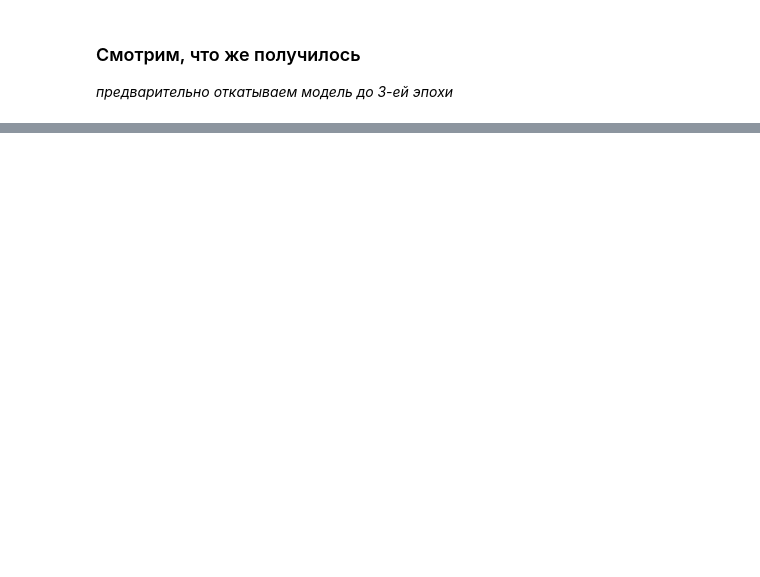
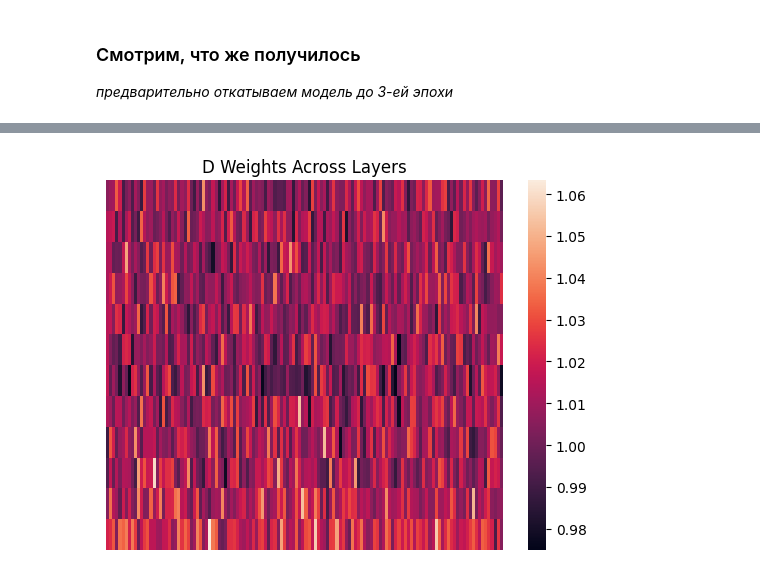
Before and after one commit to setday/hse_dl_hw2025, a Jupyter notebook: homeworks/homework_5/mambapy_test.ipynb, the cells around one changed output, grey strips where cells are left out. Drawn from its saved outputs; the diff is of its cells as text; code cells hidden in the pictures; blank space fills up the shorter version.

```diff
--- a/homeworks/homework_5/mambapy_test.ipynb
+++ b/homeworks/homework_5/mambapy_test.ipynb
@@ -218,0 +252,9 @@ def plot_weights(weights, title='Attention Weights'):
+# %%
+sns.heatmap([model.model.mamba.layers[i].mixer.D.data for i in range(len(model.model.mamba.layers))])
+plt.title('D Weights Across Layers')
+plt.xlabel('Layer Index')
+plt.ylabel('D Weights')
+plt.axis('off')
+plt.show()
+# %% [output]
+[figure, added]
```
Also changed, not shown: parts of 6 cells of this notebook, 1 other file.
